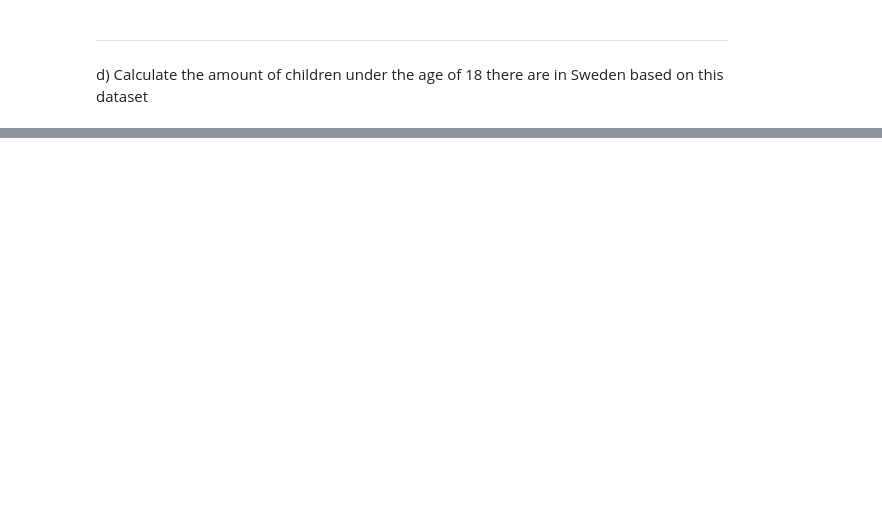
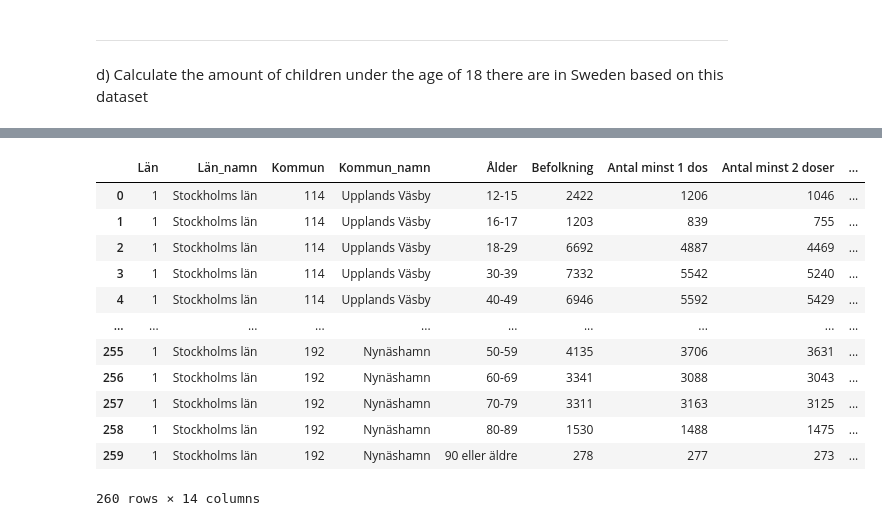
Before and after one commit to Andreas-Svensson/data_processing, a Jupyter notebook: Laboration_Covid19/data_exploration.ipynb, the cells around one changed output, grey strips where cells are left out. Saved outputs shown, nothing was run; the diff lists cells and outputs as text; code cells hidden in the pictures; blank space fills up the shorter version.

```diff
--- a/Laboration_Covid19/data_exploration.ipynb
+++ b/Laboration_Covid19/data_exploration.ipynb
@@ -331,0 +392,18 @@ nan
+# %%
+län_grp = df.groupby(["Län_namn"])
+# %%
+län_grp.get_group("Stockholms län")
+# %% [output]
+|  | Län | Län_namn | Kommun | Kommun_namn | Ålder | Befolkning | Antal minst 1 dos | Antal minst 2 doser | ... |
+| 0 | 1 | Stockholms län | 114 | Upplands Väsby | 12-15 | 2422 | 1206 | 1046 | ... |
+| 1 | 1 | Stockholms län | 114 | Upplands Väsby | 16-17 | 1203 | 839 | 755 | ... |
+| 2 | 1 | Stockholms län | 114 | Upplands Väsby | 18-29 | 6692 | 4887 | 4469 | ... |
+| 3 | 1 | Stockholms län | 114 | Upplands Väsby | 30-39 | 7332 | 5542 | 5240 | ... |
+| 4 | 1 | Stockholms län | 114 | Upplands Väsby | 40-49 | 6946 | 5592 | 5429 | ... |
+| ... | ... | ... | ... | ... | ... | ... | ... | ... | ... |
+| 255 | 1 | Stockholms län | 192 | Nynäshamn | 50-59 | 4135 | 3706 | 3631 | ... |
+| 256 | 1 | Stockholms län | 192 | Nynäshamn | 60-69 | 3341 | 3088 | 3043 | ... |
+| 257 | 1 | Stockholms län | 192 | Nynäshamn | 70-79 | 3311 | 3163 | 3125 | ... |
+| 258 | 1 | Stockholms län | 192 | Nynäshamn | 80-89 | 1530 | 1488 | 1475 | ... |
+| 259 | 1 | Stockholms län | 192 | Nynäshamn | 90 eller äldre | 278 | 277 | 273 | ... |
+260 rows × 14 columns
```
Also changed, not shown: parts of 61 cells of this notebook.
